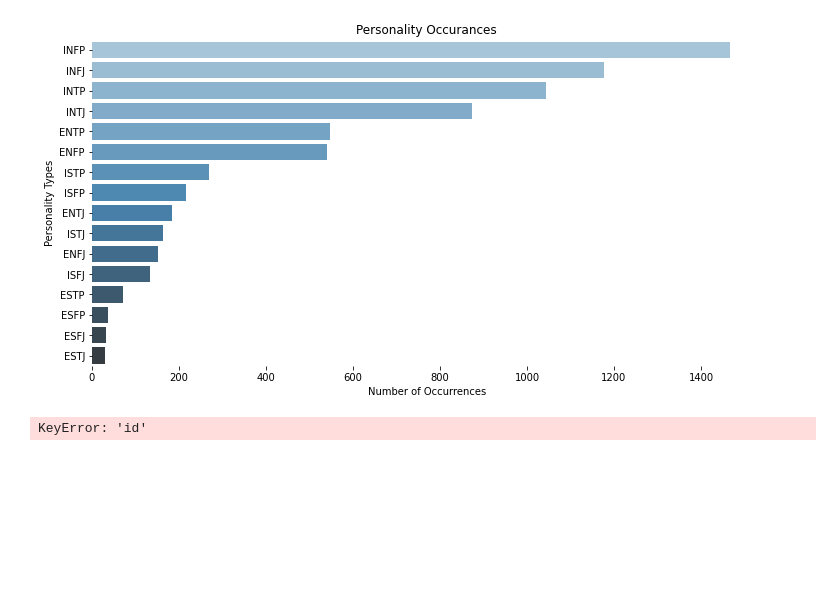
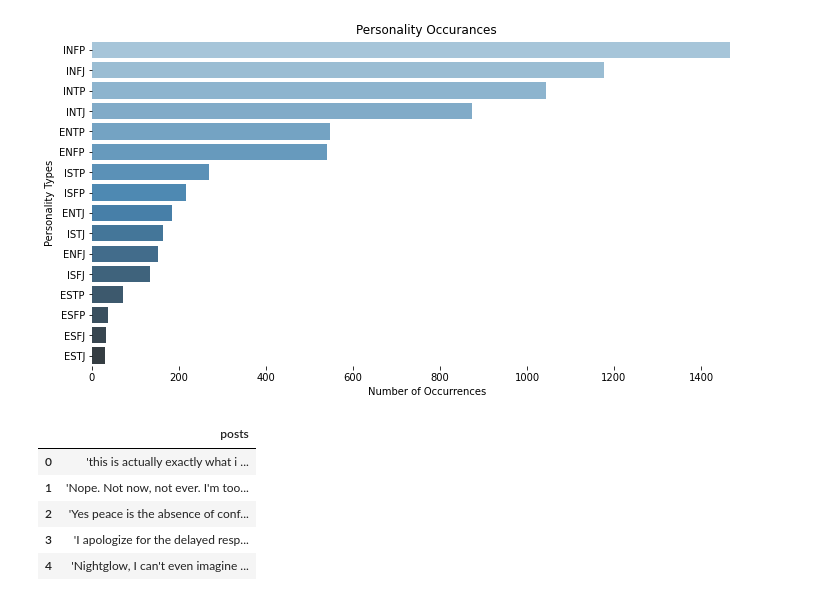
Before and after one commit to squid-cat/MBTI-NLP, a Jupyter notebook: text_classification_alfred.ipynb, the cells around one changed output. Drawn from its saved outputs; the diff is of its cells as text; code cells hidden in the pictures; blank space fills up the shorter version.

```diff
--- a/text_classification_alfred.ipynb
+++ b/text_classification_alfred.ipynb
@@ -54,10 +54,18 @@ sns.despine(trim=True, left=True, bottom=True)
 # %% [output]
 [figure]
 # %%
-# drop the  'Id' colum since it's unnecessary for the prediction process.
 train_type = train_data[['type']]
-test_ID = test_data['id']
+test_type = test_data[['type']]
 train_data.drop(['type'], axis=1, inplace=True)
-test_data.drop(['id'], axis=1, inplace=True)
+test_data.drop(['type'], axis=1, inplace=True)
-# %% [output]
-KeyError: 'id'
+# %%
+# put all the features together to enable quick transformation process
+post_features = pd.concat([train_data, test_data],sort=False).reset_index(drop=True)
+post_features.head()
+# %% [output]
+|  | posts |
+| 0 | 'this is actually exactly what i ... |
+| 1 | 'Nope. Not now, not ever. I'm too... |
+| 2 | 'Yes peace is the absence of conf... |
+| 3 | 'I apologize for the delayed resp... |
+| 4 | 'Nightglow, I can't even imagine ... |
```
Also changed, not shown: parts of 23 cells of this notebook.
